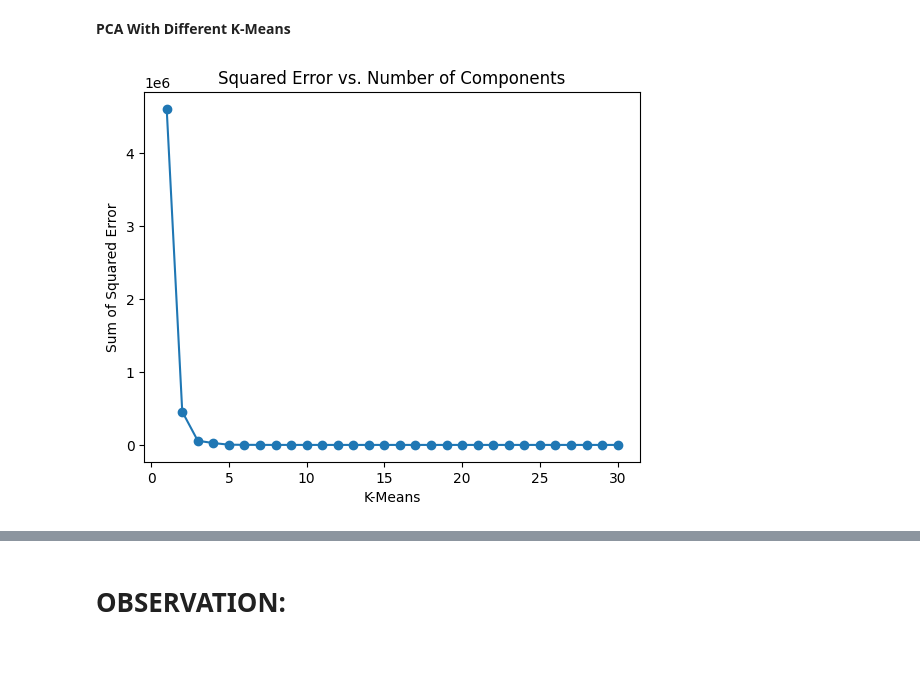
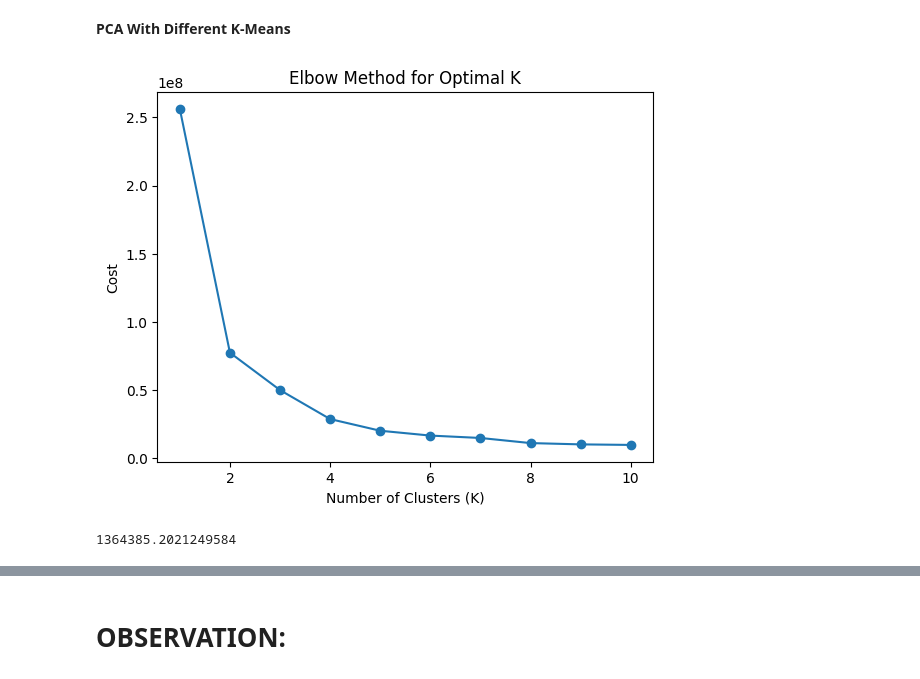
Before and after one commit to Asser146/ML-Assignments, a Jupyter notebook: Assignment4/Unsupervised.ipynb, the cells around one changed output, grey strips where cells are left out. Cells and saved outputs as stored; diff of their text form; code cells hidden in the pictures.

```diff
--- a/Assignment4/Unsupervised.ipynb
+++ b/Assignment4/Unsupervised.ipynb
@@ -143,5 +138,7 @@ def bestPca(df):
 # %%
-reconstructed_data=bestPca(df)
+# Best number of components is 2
+reconstructed_data=bestPca(df,2)
 error = np.sum((df.values - reconstructed_data) ** 2)
+error = error / df.shape[0]
 print(error)
 # %% [output]
@@ -166,0 +146,3 @@ dtype: float64]
+# %%
+reconstructed_data= pd.DataFrame(reconstructed_data)
+reconstructed_data.head()
@@ -191,15 +181,8 @@ def kPca(df, k_values):
 
         squrared_error.append(error)
     return squrared_error
-# %%
-# Set the range of k values to iterate over in the pca and get the squared error
-k_values = range(1, df.shape[1] + 1)
-error_list = kPca(df, k_values)
-# Plot Squrer Error against the k
-plt.plot(k_values, error_list, marker='o')
-plt.xlabel('K-Means')
-plt.ylabel('Sum of Squared Error')
-plt.title('Squared Error vs. Number of Components')
-plt.show()
-# %% [output]
-[figure, removed]
+# %%
+# Plotting the elbow graph
+elbow_method(reconstructed_data, 10)
+# %% [output]
+[figure, added]
@@ -205,0 +192,7 @@ plt.show()
+# %%
+cost_pca = 0
+cost_pca = np.sum((df.values - centroids_pca[labels_pca]) ** 2)
+cost_pca = cost_pca / df.shape[0]
+print(cost_pca)
+# %% [output]
+1364385.2021249584
```
Also changed, not shown: parts of 17 cells of this notebook.
